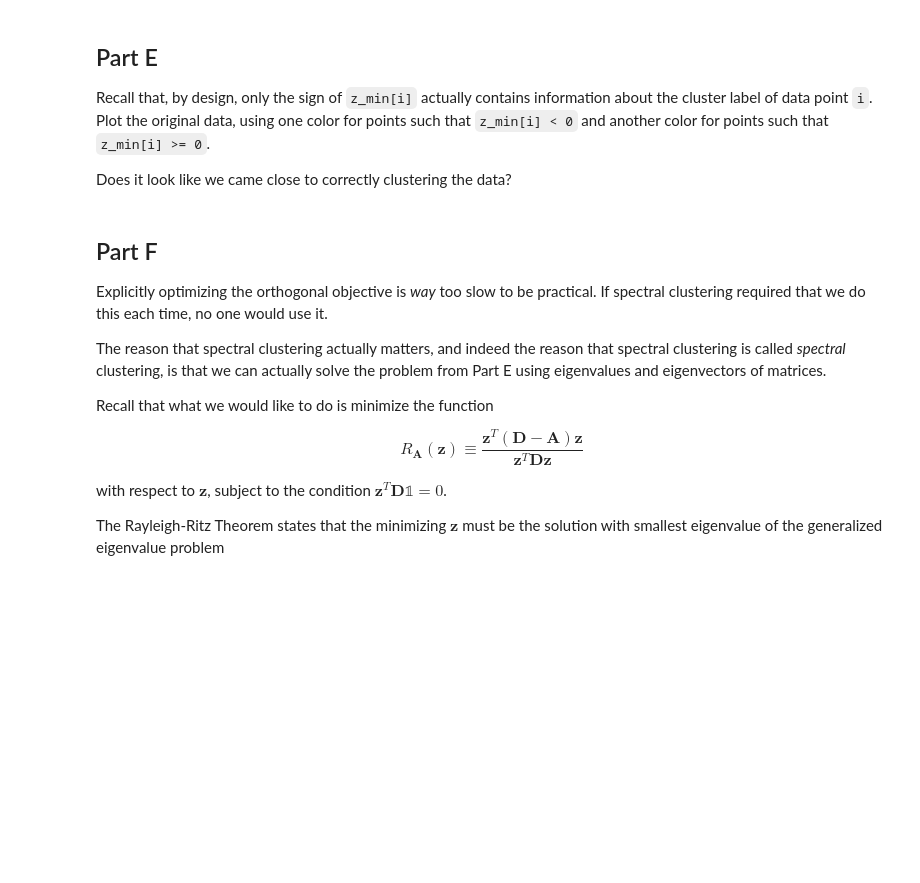
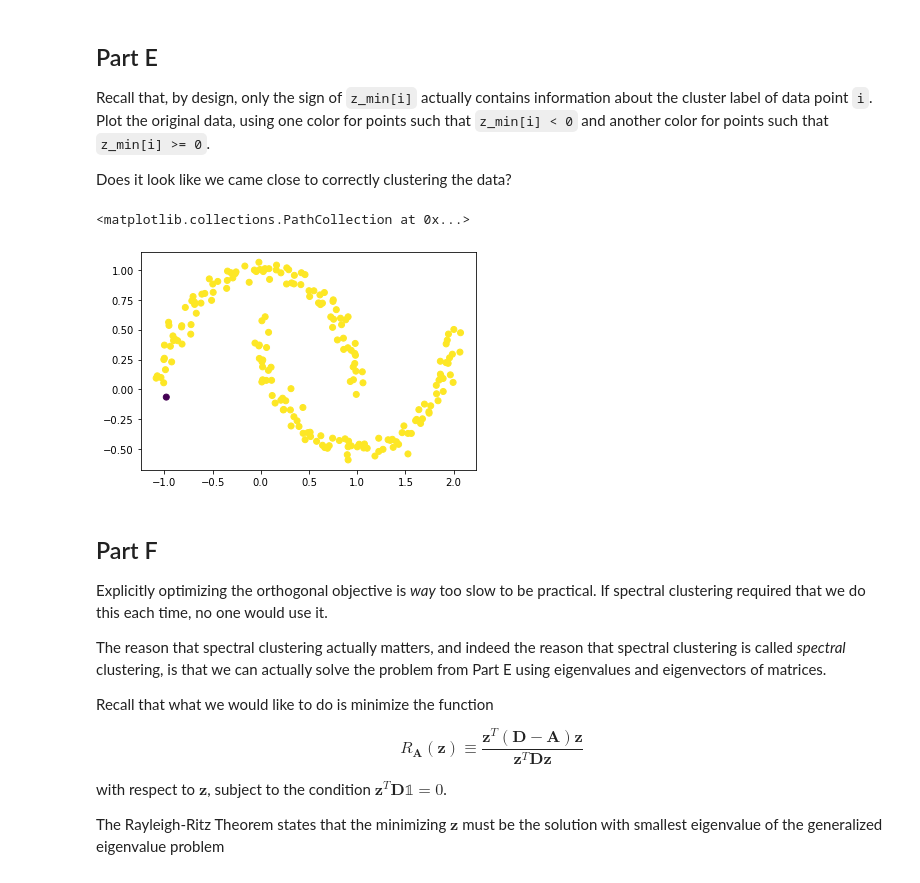
Before and after one commit to JiyuanLyu/PIC16B, a Jupyter notebook: HW/spectral-clustering.ipynb, the cells around one changed output. Drawn from its saved outputs; the diff is of its cells as text; code cells hidden in the pictures; blank space fills up the shorter version.

```diff
--- a/HW/spectral-clustering.ipynb
+++ b/HW/spectral-clustering.ipynb
@@ -216,3 +247,27 @@ You can compute $\mathbf{z}^T\mathbf{D}\mathbf{z}$ as `z@D@z`, provided that you
 The equation above is exact, but computer arithmetic is not! `np.isclose(a,b)` is a good way to check if `a` is "close" to `b`, in the sense that they differ by less than the smallest amount that the computer is (by default) able to quantify.
 
 Also, still no for-loops.
+# %%
+def transform(A, y):
+    """
+    This function compute the appropriate `z`
+    for y_i = 0 and y_i = 1
+    """
+    # Calculate the z vector
+    v0, v1 = vols(A, y)
+    z = np.where(y == 0, 1 / v0, -1 / v1)
+    return z
+# %%
+# Calculate z vector
+z = transform(A, y)
+
+# Calculate D as the diagonal matrix with
+# suming the rows in A
+D = np.zeros((n, n))
+np.fill_diagonal(D, np.sum(A, axis = 1))
+
+# Calculate the N_partc with given formula
+N_partc = (z@(D - A)@z) / (z@D@z)
+
+# Compare the `normcut()` and N_partc
+np.isclose(normcut(A, y), N_partc)
@@ -237,6 +300,10 @@ d = D @ e
 def orth_obj(z):
     z_o = z - orth(z, d)
     return (z_o @ (D - A) @ z_o)/(z_o @ D @ z_o)
+# %%
+# Import the package
+from scipy.optimize import minimize
+z_min = minimize(orth_obj, z)
 # %% [markdown]
 **Note**: there's a cheat going on here! We originally specified that the entries of $\mathbf{z}$ should take only one of two values (back in Part C), whereas now we're allowing the entries to have *any* value! This means that we are no longer exactly optimizing the normcut objective, but rather an approximation. This cheat is so common that deserves a name: it is called the *continuous relaxation* of the normcut problem.
 # %% [markdown]
@@ -245,6 +312,13 @@ def orth_obj(z):
 Recall that, by design, only the sign of `z_min[i]` actually contains information about the cluster label of data point `i`. Plot the original data, using one color for points such that `z_min[i] < 0` and another color for points such that `z_min[i] >= 0`.
 
 Does it look like we came close to correctly clustering the data?
+# %%
+color = z_min.x < 0
+
+plt.scatter(X[:,0], X[:,1], c = color)
+# %% [output]
+<matplotlib.collections.PathCollection at 0x...>
+[figure, added]
 # %% [markdown]
 ## Part F
 
```
Also changed, not shown: parts of 10 cells of this notebook.
